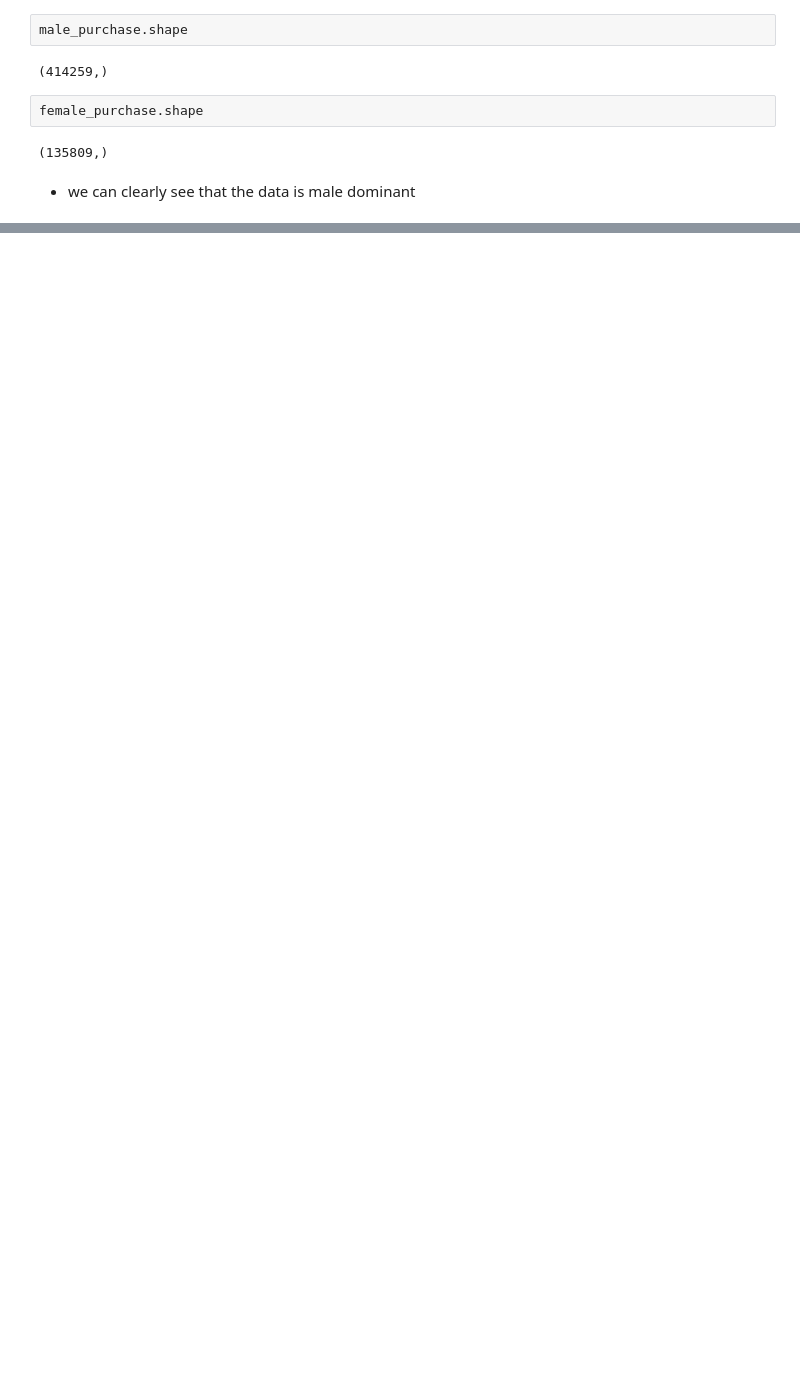
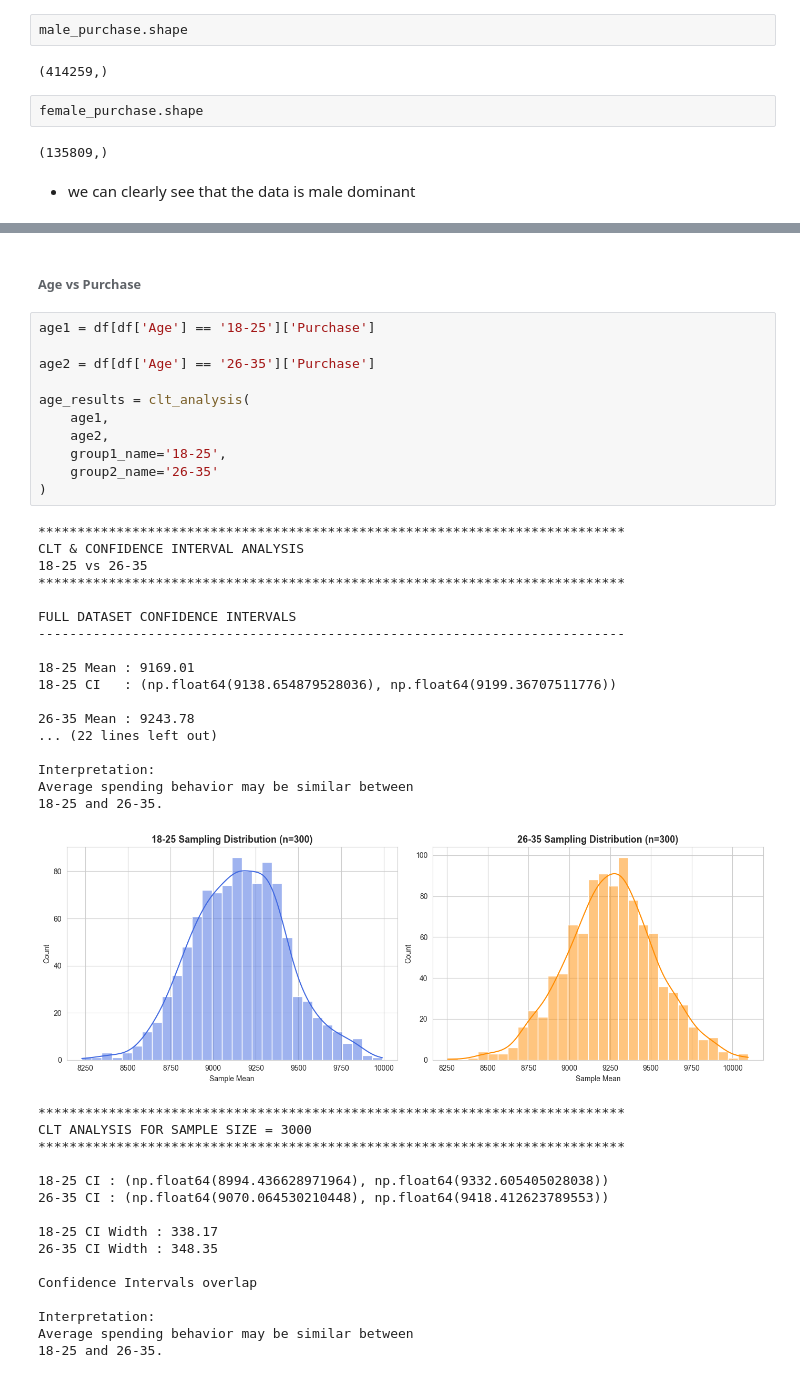
Before and after one commit to Adi-Deshmukh/Wallmart-case_ML, a Jupyter notebook: Walmart_BC.ipynb, the cells around one changed output, grey strips where cells are left out. Cells and saved outputs as stored; diff of their text form; blank space fills up the shorter version.

```diff
--- a/Walmart_BC.ipynb
+++ b/Walmart_BC.ipynb
@@ -1292,0 +1391,47 @@ FINAL RESULTS TABLE
+# %% [markdown]
+###### Age vs Purchase
+# %%
+age1 = df[df['Age'] == '18-25']['Purchase']
+
+age2 = df[df['Age'] == '26-35']['Purchase']
+
+age_results = clt_analysis(
+    age1,
+    age2,
+    group1_name='18-25',
+    group2_name='26-35'
+)
+# %% [output]
+***************************************************************************
+CLT & CONFIDENCE INTERVAL ANALYSIS
+18-25 vs 26-35
+***************************************************************************
+
+FULL DATASET CONFIDENCE INTERVALS
+---------------------------------------------------------------------------
+
+18-25 Mean : 9169.01
+18-25 CI   : (np.float64(9138.654879528036), np.float64(9199.36707511776))
+
+26-35 Mean : 9243.78
+... (22 lines left out)
+
+Interpretation:
+Average spending behavior may be similar between
+18-25 and 26-35.
+[figure, added]
+***************************************************************************
+CLT ANALYSIS FOR SAMPLE SIZE = 3000
+***************************************************************************
+
+18-25 CI : (np.float64(8994.436628971964), np.float64(9332.605405028038))
+26-35 CI : (np.float64(9070.064530210448), np.float64(9418.412623789553))
+
+18-25 CI Width : 338.17
+26-35 CI Width : 348.35
+
+Confidence Intervals overlap
+
+Interpretation:
+Average spending behavior may be similar between
+18-25 and 26-35.
```
Also changed, not shown: parts of 18 cells of this notebook.
